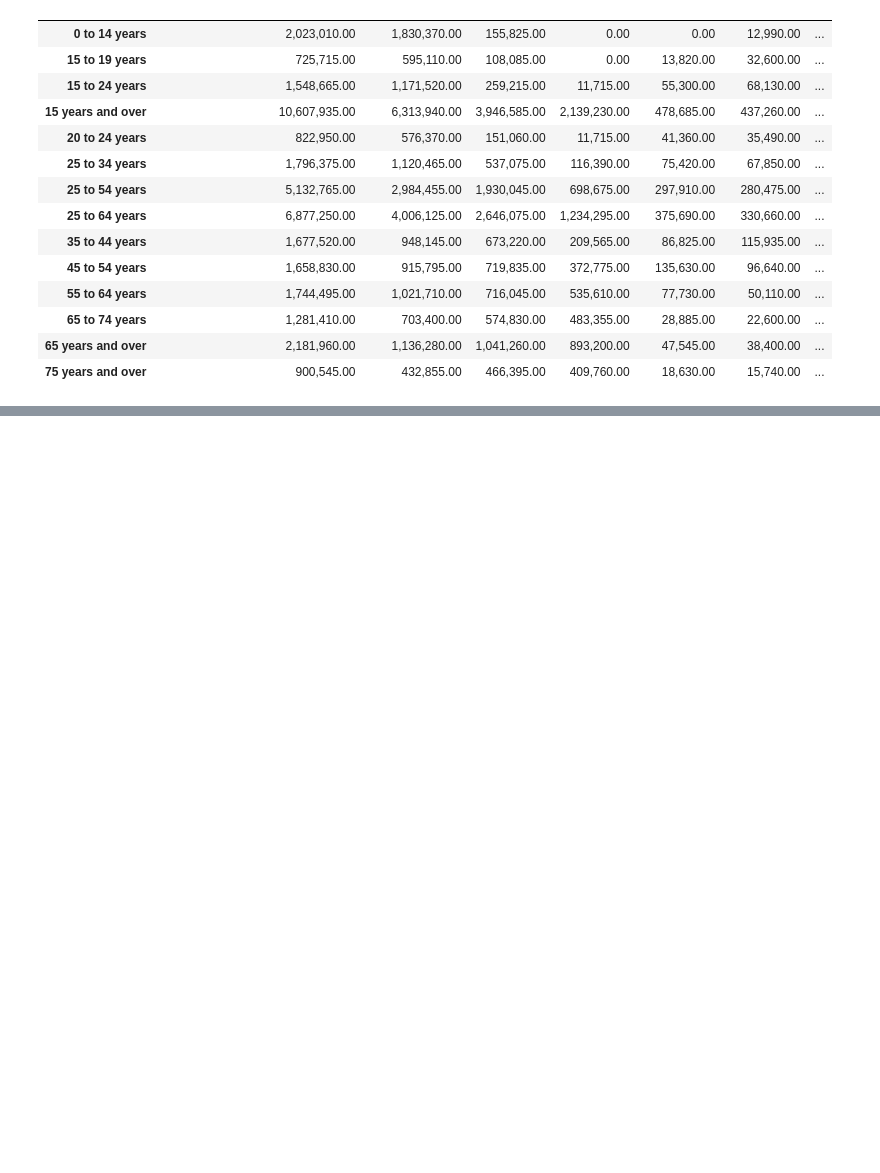
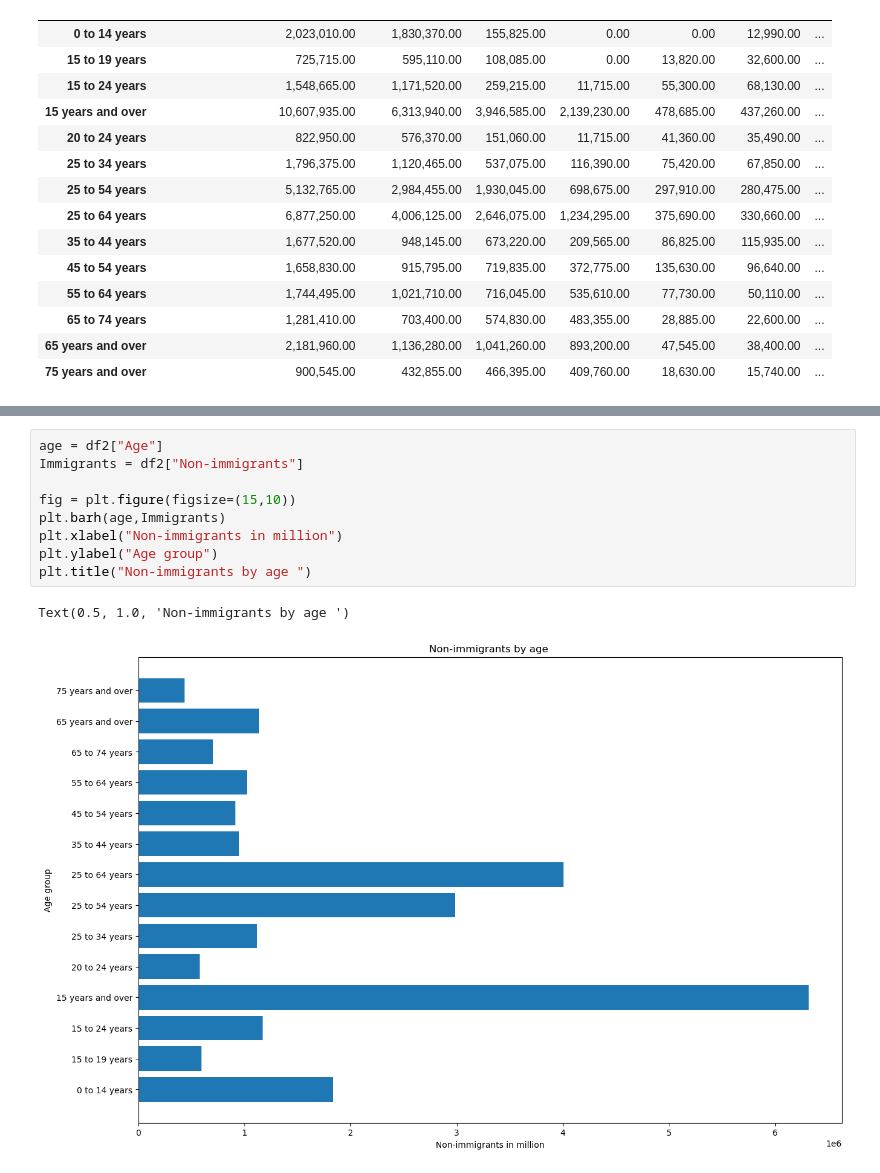
Before and after one commit to pgajjar13/EDA-Project-One-Group-6, a Jupyter notebook: Age_group.ipynb, the cells around one changed output, grey strips where cells are left out. Cells and saved outputs as stored; diff of their text form; blank space fills up the shorter version.

```diff
--- a/Age_group.ipynb
+++ b/Age_group.ipynb
@@ -132,0 +136,12 @@ plt.show()
+# %%
+age = df2["Age"]
+Immigrants = df2["Non-immigrants"]
+
+fig = plt.figure(figsize=(15,10))
+plt.barh(age,Immigrants)
+plt.xlabel("Non-immigrants in million")
+plt.ylabel("Age group")
+plt.title("Non-immigrants by age ")
+# %% [output]
+Text(0.5, 1.0, 'Non-immigrants by age ')
+[figure, added]
```
Also changed, not shown: parts of 5 cells of this notebook.
